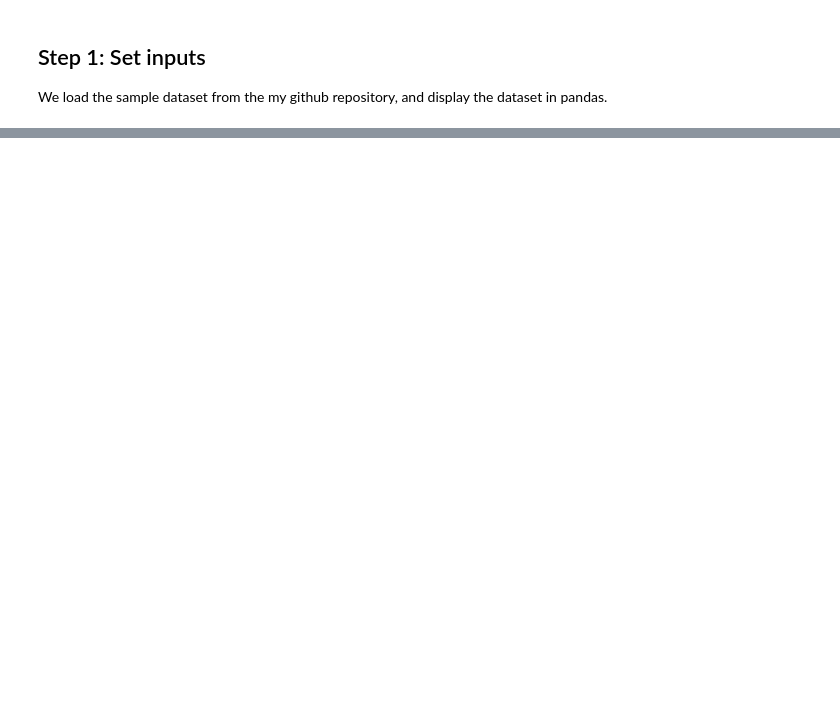
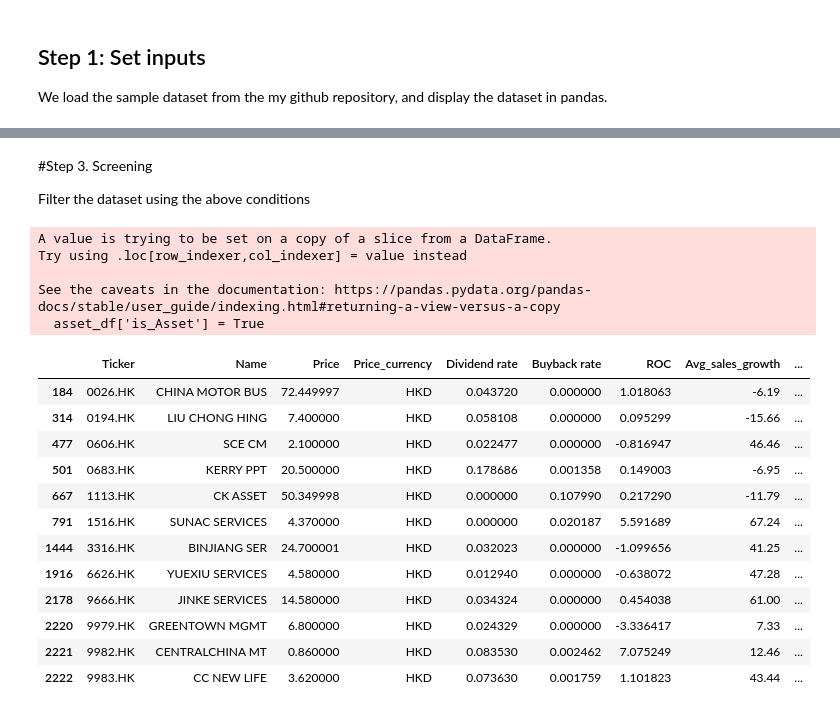
Before and after one commit to JerryChenz/Invest_Proc_Open, a Jupyter notebook: stock_screener.ipynb, the cells around one changed output, grey strips where cells are left out. Cells and saved outputs as stored; diff of their text form; code cells hidden in the pictures; blank space fills up the shorter version.

```diff
--- a/stock_screener.ipynb
+++ b/stock_screener.ipynb
@@ -83 +175,35 @@ common_6 = (capitalization_price <= 6000000000) & ((dividend_rate > 0.01) | (buy
+# %% [markdown]
+#Step 3. Screening
+
+Filter the dataset using the above conditions
+# %%
+# 1st set of conditions: Stability
+asset_1 = (core_lcr >= 0.8) & (lcr >= 0.9)
+asset_2 = (dividend_rate > 0.01) | (buyback_rate > 0.01)
+asset_3 = (current_ratio >= 1) & (debt_ratio <= 0.5)
+
+# filtered by 1st set of conditions: Stability
+asset_df = common_df
+asset_df['is_Asset'] = True
+asset_df = asset_df.loc[asset_1 & asset_2 & asset_3]
+display(asset_df.loc[:, ['Ticker', 'Name', 'Price', 'Price_currency', 'Dividend rate', 'Buyback rate', 'ROC', 'Avg_sales_growth', 'Avg_Gross_margin', 'Avg_ebit_margin', 'lcr' ,'core_lcr', 'Current ratio', 'Debt ratio']])
+# %% [output]
+A value is trying to be set on a copy of a slice from a DataFrame.
+Try using .loc[row_indexer,col_indexer] = value instead
+
+See the caveats in the documentation: https://pandas.pydata.org/pandas-docs/stable/user_guide/indexing.html#returning-a-view-versus-a-copy
+  asset_df['is_Asset'] = True
+|  | Ticker | Name | Price | Price_currency | Dividend rate | Buyback rate | ROC | Avg_sales_growth | ... |
+| 184 | 0026.HK | CHINA MOTOR BUS | 72.449997 | HKD | 0.043720 | 0.000000 | 1.018063 | -6.19 | ... |
+| 314 | 0194.HK | LIU CHONG HING | 7.400000 | HKD | 0.058108 | 0.000000 | 0.095299 | -15.66 | ... |
+| 477 | 0606.HK | SCE CM | 2.100000 | HKD | 0.022477 | 0.000000 | -0.816947 | 46.46 | ... |
+| 501 | 0683.HK | KERRY PPT | 20.500000 | HKD | 0.178686 | 0.001358 | 0.149003 | -6.95 | ... |
+| 667 | 1113.HK | CK ASSET | 50.349998 | HKD | 0.000000 | 0.107990 | 0.217290 | -11.79 | ... |
+| 791 | 1516.HK | SUNAC SERVICES | 4.370000 | HKD | 0.000000 | 0.020187 | 5.591689 | 67.24 | ... |
+| 1444 | 3316.HK | BINJIANG SER | 24.700001 | HKD | 0.032023 | 0.000000 | -1.099656 | 41.25 | ... |
+| 1916 | 6626.HK | YUEXIU SERVICES | 4.580000 | HKD | 0.012940 | 0.000000 | -0.638072 | 47.28 | ... |
+| 2178 | 9666.HK | JINKE SERVICES | 14.580000 | HKD | 0.034324 | 0.000000 | 0.454038 | 61.00 | ... |
+| 2220 | 9979.HK | GREENTOWN MGMT | 6.800000 | HKD | 0.024329 | 0.000000 | -3.336417 | 7.33 | ... |
+| 2221 | 9982.HK | CENTRALCHINA MT | 0.860000 | HKD | 0.083530 | 0.002462 | 7.075249 | 12.46 | ... |
+| 2222 | 9983.HK | CC NEW LIFE | 3.620000 | HKD | 0.073630 | 0.001759 | 1.101823 | 43.44 | ... |
 # %%
```
Also changed, not shown: parts of 18 cells of this notebook.
